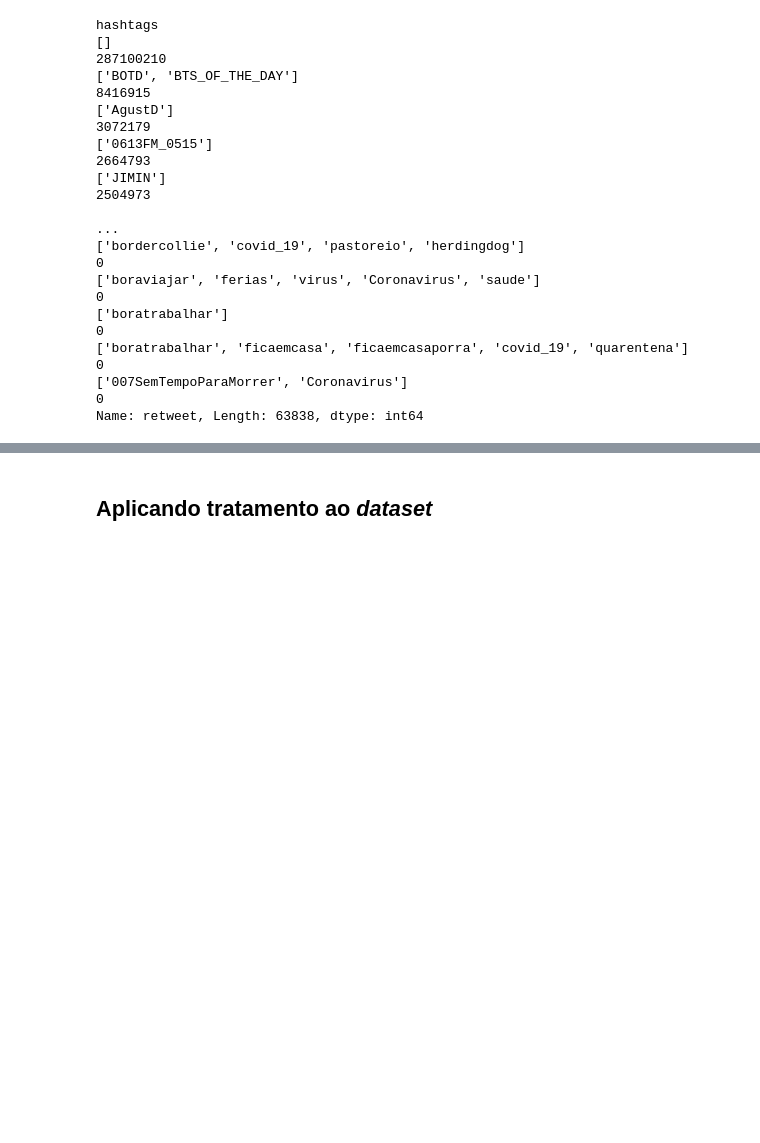
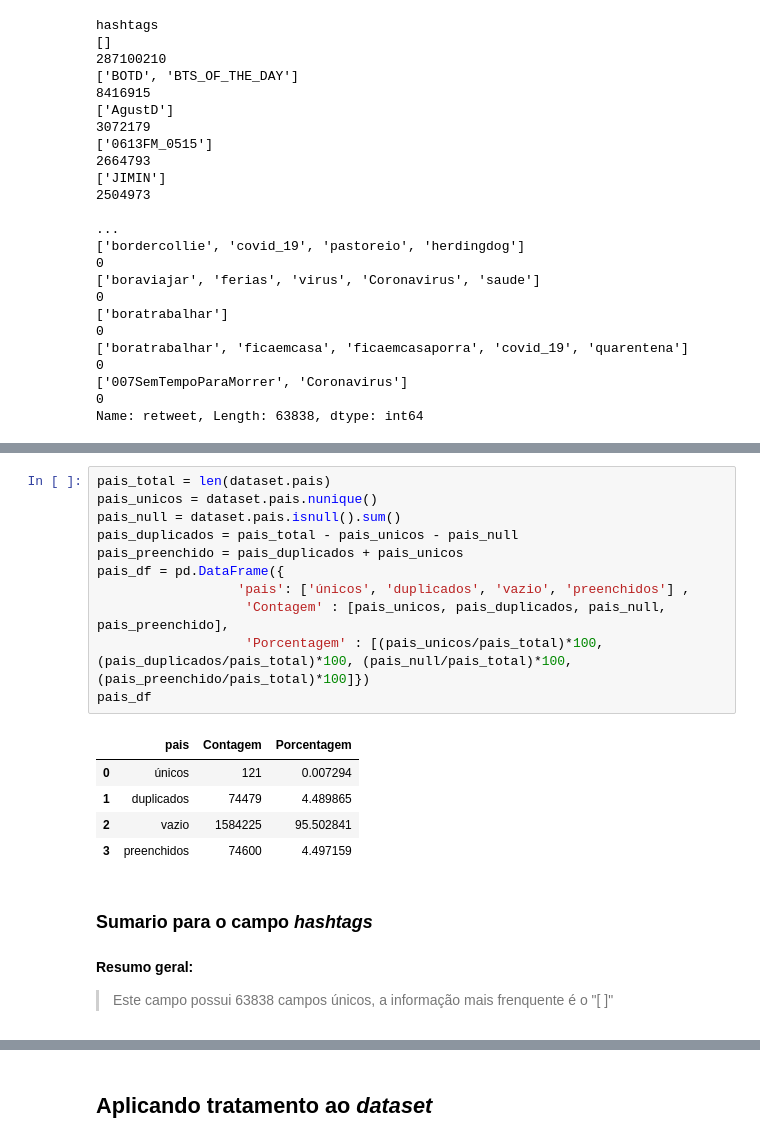
Before and after one commit to ednux/data-science-twitters-covid, a Jupyter notebook: main.ipynb, the cells around one changed output, grey strips where cells are left out. Cells and saved outputs as stored; diff of their text form; blank space fills up the shorter version.

Commit message:
Adicionado sumário para o campo país

```diff
--- a/main.ipynb
+++ b/main.ipynb
@@ -567,0 +532,23 @@ Name: retweet, Length: 63838, dtype: int64
+# %%
+pais_total = len(dataset.pais)
+pais_unicos = dataset.pais.nunique()
+pais_null = dataset.pais.isnull().sum()
+pais_duplicados = pais_total - pais_unicos - pais_null
+pais_preenchido = pais_duplicados + pais_unicos
+pais_df = pd.DataFrame({
+                  'pais': ['únicos', 'duplicados', 'vazio', 'preenchidos'] ,
+                   'Contagem' : [pais_unicos, pais_duplicados, pais_null, pais_preenchido],
+                   'Porcentagem' : [(pais_unicos/pais_total)*100, (pais_duplicados/pais_total)*100, (pais_null/pais_total)*100, (pais_preenchido/pais_total)*100]})
+pais_df
+# %% [output]
+|  | pais | Contagem | Porcentagem |
+| 0 | únicos | 121 | 0.007294 |
+| 1 | duplicados | 74479 | 4.489865 |
+| 2 | vazio | 1584225 | 95.502841 |
+| 3 | preenchidos | 74600 | 4.497159 |
+# %% [markdown]
+### Sumario para o campo *hashtags*
+# %% [markdown]
+**Resumo geral:**
+
+> Este campo possui 63838 campos únicos, a informação mais frenquente é o "[ ]"
```
Also changed, not shown: parts of 32 cells of this notebook.
